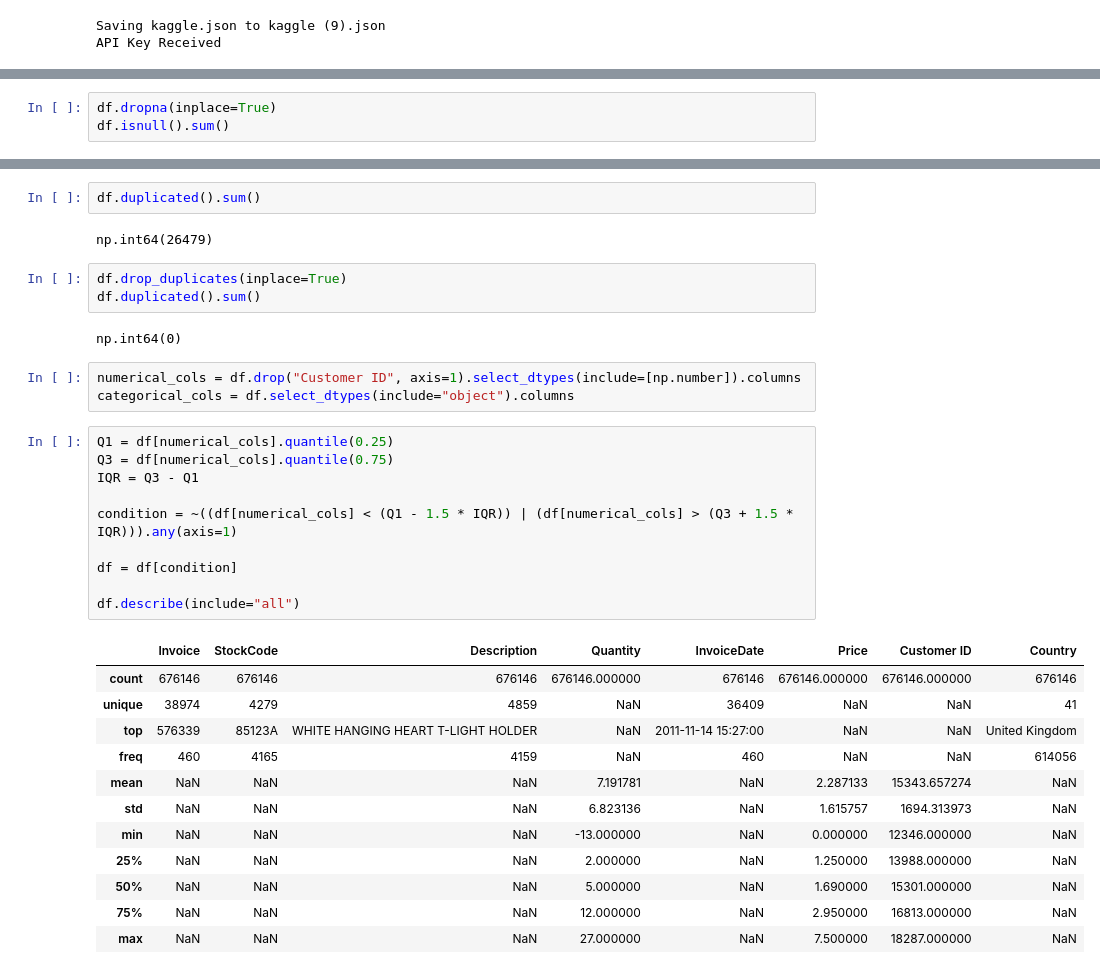
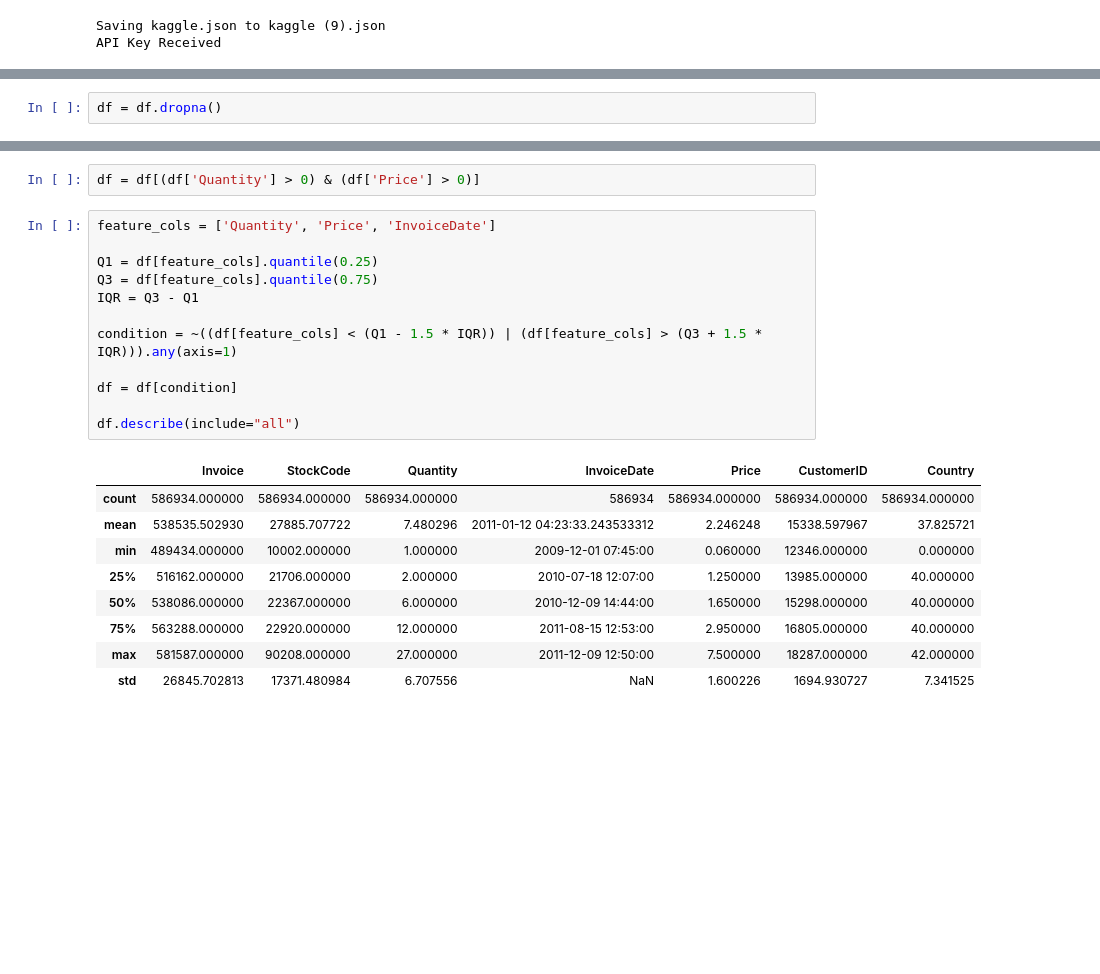
Before and after one commit to ShiftorTheOrca/asah-capstone, a Jupyter notebook: asah_fetch_a25_cs328.ipynb, the cells around one changed output, grey strips where cells are left out. Cells and saved outputs as stored; diff of their text form; blank space fills up the shorter version.

```diff
--- a/asah_fetch_a25_cs328.ipynb
+++ b/asah_fetch_a25_cs328.ipynb
@@ -91,3 +273,5 @@ df.describe(include="all")
+# %%
+df = df.dropna()
 # %%
 df.isnull().sum()
 # %% [output]
@@ -102,5 +285,2 @@ df.isnull().sum()
 | Country | 0 |
 dtype: int64
-# %%
-df.dropna(inplace=True)
-df.isnull().sum()
@@ -118,35 +287,24 @@ dtype: int64
-# %%
-df.duplicated().sum()
-# %% [output]
-np.int64(26479)
-# %%
-df.drop_duplicates(inplace=True)
-df.duplicated().sum()
-# %% [output]
-np.int64(0)
-# %%
-numerical_cols = df.drop("Customer ID", axis=1).select_dtypes(include=[np.number]).columns
-categorical_cols = df.select_dtypes(include="object").columns
+# %%
+df = df[(df['Quantity'] > 0) & (df['Price'] > 0)]
 # %%
-Q1 = df[numerical_cols].quantile(0.25)
-Q3 = df[numerical_cols].quantile(0.75)
+feature_cols = ['Quantity', 'Price', 'InvoiceDate']
+
+Q1 = df[feature_cols].quantile(0.25)
+Q3 = df[feature_cols].quantile(0.75)
 IQR = Q3 - Q1
 
-condition = ~((df[numerical_cols] < (Q1 - 1.5 * IQR)) | (df[numerical_cols] > (Q3 + 1.5 * IQR))).any(axis=1)
+condition = ~((df[feature_cols] < (Q1 - 1.5 * IQR)) | (df[feature_cols] > (Q3 + 1.5 * IQR))).any(axis=1)
 
 df = df[condition]
 
 df.describe(include="all")
 # %% [output]
-|  | Invoice | StockCode | Description | Quantity | InvoiceDate | Price | Customer ID | Country |
-| count | 676146 | 676146 | 676146 | 676146.000000 | 676146 | 676146.000000 | 676146.000000 | 676146 |
-| unique | 38974 | 4279 | 4859 | NaN | 36409 | NaN | NaN | 41 |
-| top | 576339 | 85123A | WHITE HANGING HEART T-LIGHT HOLDER | NaN | 2011-11-14 15:27:00 | NaN | NaN | United Kingdom |
-| freq | 460 | 4165 | 4159 | NaN | 460 | NaN | NaN | 614056 |
-| mean | NaN | NaN | NaN | 7.191781 | NaN | 2.287133 | 15343.657274 | NaN |
-| std | NaN | NaN | NaN | 6.823136 | NaN | 1.615757 | 1694.313973 | NaN |
-| min | NaN | NaN | NaN | -13.000000 | NaN | 0.000000 | 12346.000000 | NaN |
-| 25% | NaN | NaN | NaN | 2.000000 | NaN | 1.250000 | 13988.000000 | NaN |
-| 50% | NaN | NaN | NaN | 5.000000 | NaN | 1.690000 | 15301.000000 | NaN |
-| 75% | NaN | NaN | NaN | 12.000000 | NaN | 2.950000 | 16813.000000 | NaN |
-| max | NaN | NaN | NaN | 27.000000 | NaN | 7.500000 | 18287.000000 | NaN |
+|  | Invoice | StockCode | Quantity | InvoiceDate | Price | CustomerID | Country |
+| count | 586934.000000 | 586934.000000 | 586934.000000 | 586934 | 586934.000000 | 586934.000000 | 586934.000000 |
+| mean | 538535.502930 | 27885.707722 | 7.480296 | 2011-01-12 04:23:33.243533312 | 2.246248 | 15338.597967 | 37.825721 |
+| min | 489434.000000 | 10002.000000 | 1.000000 | 2009-12-01 07:45:00 | 0.060000 | 12346.000000 | 0.000000 |
+| 25% | 516162.000000 | 21706.000000 | 2.000000 | 2010-07-18 12:07:00 | 1.250000 | 13985.000000 | 40.000000 |
+| 50% | 538086.000000 | 22367.000000 | 6.000000 | 2010-12-09 14:44:00 | 1.650000 | 15298.000000 | 40.000000 |
+| 75% | 563288.000000 | 22920.000000 | 12.000000 | 2011-08-15 12:53:00 | 2.950000 | 16805.000000 | 40.000000 |
+| max | 581587.000000 | 90208.000000 | 27.000000 | 2011-12-09 12:50:00 | 7.500000 | 18287.000000 | 42.000000 |
+| std | 26845.702813 | 17371.480984 | 6.707556 | NaN | 1.600226 | 1694.930727 | 7.341525 |
```
Also changed, not shown: parts of 43 cells of this notebook.
